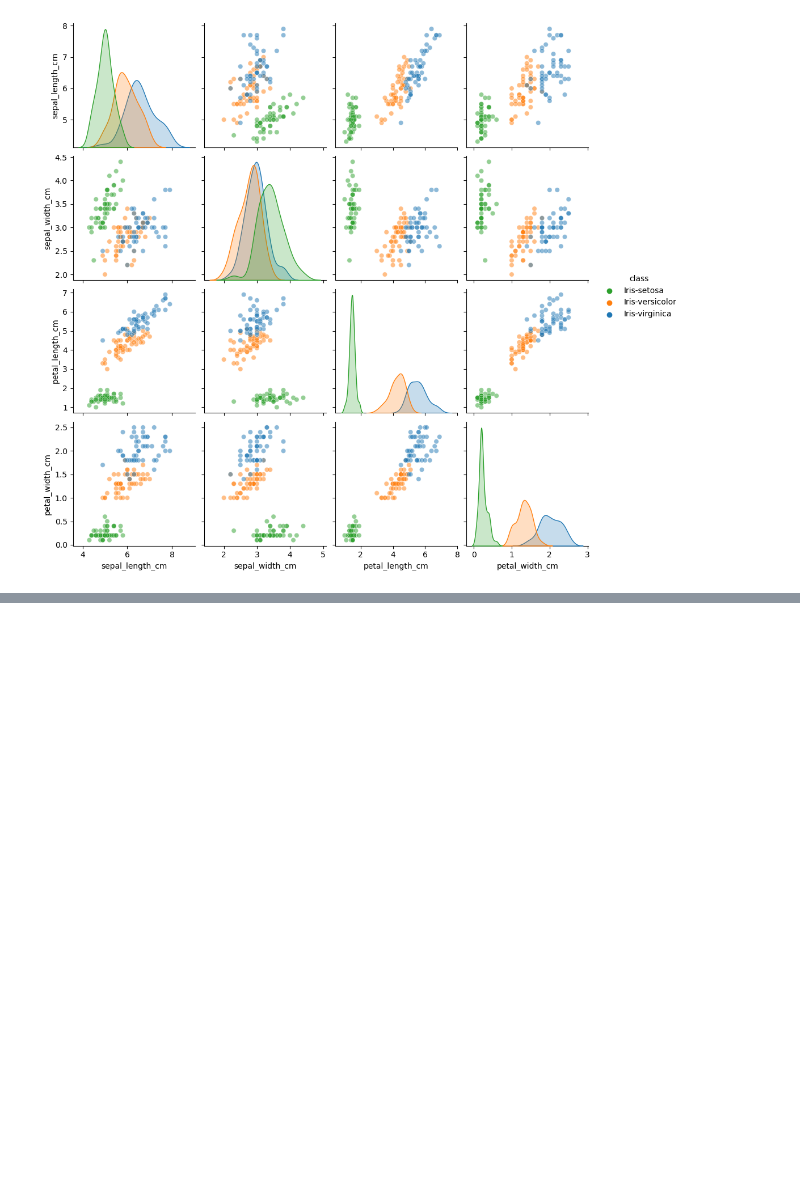
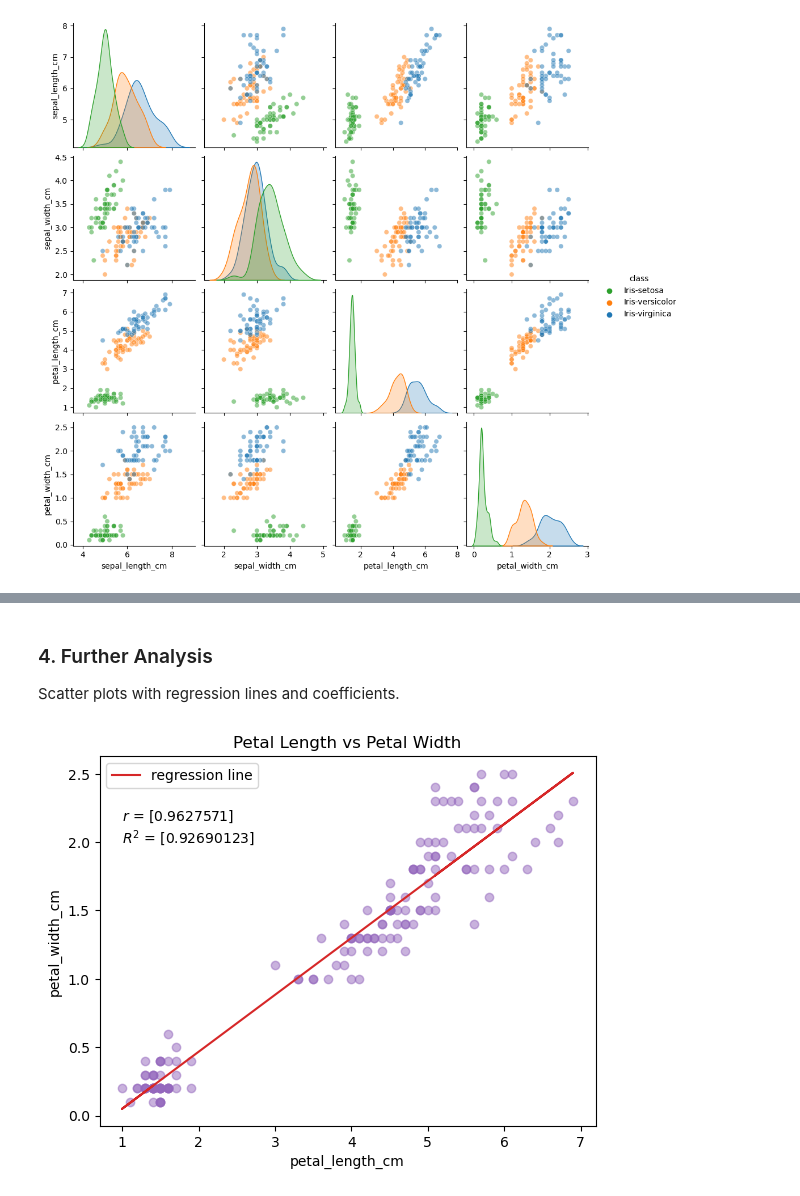
Before and after one commit to eoghanpw/pands-project, a Jupyter notebook: iris_analysis.ipynb, the cells around one changed output, grey strips where cells are left out. Saved outputs shown, nothing was run; the diff lists cells and outputs as text; code cells hidden in the pictures; blank space fills up the shorter version.

Commit message:
function for scatter plots with regression line and coefficients

```diff
--- a/iris_analysis.ipynb
+++ b/iris_analysis.ipynb
@@ -302,0 +343,53 @@ sepal_width_cm
+# %% [markdown]
+### 4. Further Analysis
+
+Scatter plots with regression lines and coefficients.
+# %%
+def coefficients_plot(x, y):
+
+    # Get the coefficents for regression line with numpy.
+    # Adapted from:
+    # https://www.datacamp.com/tutorial/line-plots-in-matplotlib-with-python#adding-a-matplotlib-regression-line-aregr
+    coefficients = np.polyfit(iris[x], iris[y], 1)
+    best_fit = np.poly1d(coefficients)
+
+    # Get the correlation coefficient (r) with numpy.
+    r = np.corrcoef(iris[x], iris[y])
+
+    # Get the coefficient of determination (R^2).
+    r_squared = r ** 2
+
+    # Create plot with matplotlib subplots.
+    fig, ax = plt.subplots()
+
+    # Select plot type, x & y data, colour.
+    ax.scatter(iris[x], iris[y], color="tab:purple", alpha=0.5)
+
+    # Add regression line to plot.
+    ax.plot(iris[x], best_fit(iris[x]), "-", color="tab:red",
+            label="regression line")
+
+    # Set title.
+    x_title = (x.replace("_", " ").replace(" cm", "").title())
+    y_title = (y.replace("_", " ").replace(" cm", "").title())
+    ax.set_title(f"{x_title} vs {y_title}")
+
+    # Set axis labels and legend.
+    ax.set_xlabel(x)
+    ax.set_ylabel(y)
+    ax.legend(loc="upper left")
+
+    # Add coefficients to plot.
+    # Reference:
+    # https://matplotlib.org/stable/gallery/text_labels_and_annotations/text_fontdict.html
+    # https://matplotlib.org/stable/users/explain/text/mathtext.html#subscripts-and-superscripts
+    ax.text(iris[x].min(), iris[y].max() - 0.5,
+            f"$ r $ = {r[0,1:]}\n$ R^{2} $ = {r_squared[0,1:]}")
+
+    # Show plot.
+    plt.show()
+
+# Call the function
+coefficients_plot("petal_length_cm", "petal_width_cm")
+# %% [output]
+[figure, added]
```
Also changed, not shown: parts of 8 cells of this notebook, 1 other file.
